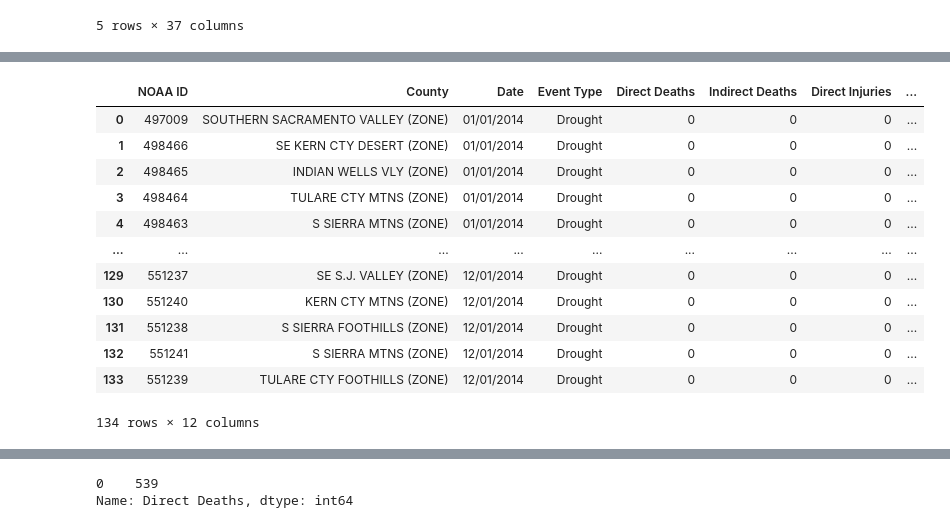
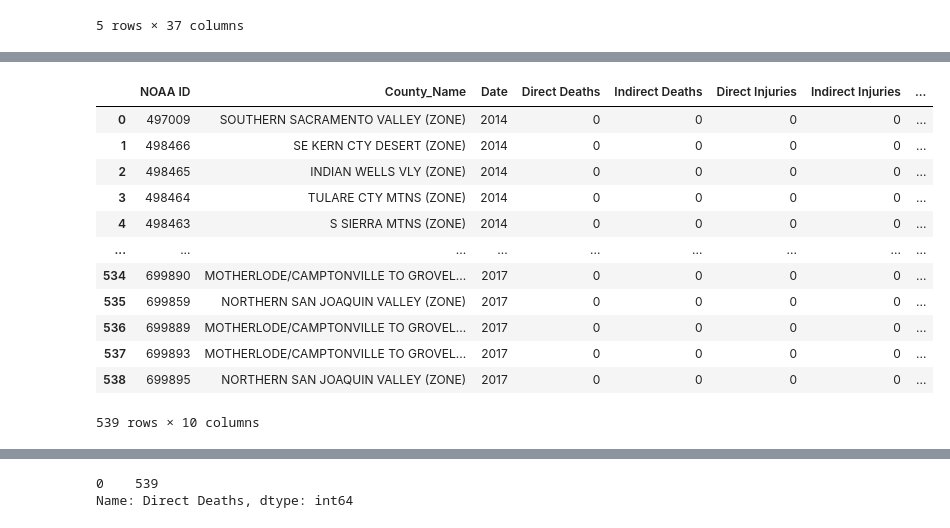
Before and after one commit to jacobdv/extreme-weather, a Jupyter notebook: drought_damage_mining.ipynb, the cells around one changed output, grey strips where cells are left out. Drawn from its saved outputs; the diff is of its cells as text; code cells hidden in the pictures.

Commit message:
finished with drought mining

```diff
--- a/drought_damage_mining.ipynb
+++ b/drought_damage_mining.ipynb
@@ -9,3 +11,7 @@ drought1519_csv = "NOAA_csvs/drought_2015_2019.csv"
 # %%
 drought1014_df = pd.read_csv(drought1014_csv)
 drought1519_df = pd.read_csv(drought1519_csv)
+# %%
+drought = drought1014_df.append(drought1519_df, ignore_index=True)
+drought.head()
+drought.shape
@@ -54,30 +30,32 @@ reduced_drought1014_df
 # %%
-reduced_drought1014_df = reduced_drought1014_df.rename(columns={'EVENT_ID': 'NOAA ID',
-                                                'CZ_NAME_STR':'County',
+drought_reduce = drought[['EVENT_ID', 'CZ_NAME_STR', 'BEGIN_DATE', 'DEATHS_DIRECT', 'DEATHS_INDIRECT', 'INJURIES_DIRECT', 'INJURIES_INDIRECT',
+                                  'DAMAGE_PROPERTY_NUM', 'DAMAGE_CROPS_NUM', 'CZ_FIPS',]]
+drought_reduce = drought_reduce.rename(columns={'EVENT_ID': 'NOAA ID',
+                                                'CZ_NAME_STR':'County_Name',
                                                 'BEGIN_DATE': 'Date',
-                                                'EVENT_TYPE': 'Event Type',
                                                 'DEATHS_DIRECT': 'Direct Deaths',
                                                 'DEATHS_INDIRECT': 'Indirect Deaths',
                                                 'INJURIES_DIRECT': 'Direct Injuries',
                                                 'INJURIES_INDIRECT': 'Indirect Injuries',
                                                 'DAMAGE_PROPERTY_NUM': 'Property Damage',
                                                 'DAMAGE_CROPS_NUM': 'Crop Damage',
                                                 'CZ_FIPS': 'County FIPS',
-                                                'EVENT_NARRATIVE': 'Event Description'
-                                                      })
-
-reduced_drought1014_df
+                                                })
+drought_reduce
+drought_reduce['Date'] = drought_reduce['Date'].replace('/', ' ', regex=True).astype('string')
+drought_reduce['Date'] = drought_reduce['Date'].str.slice(start=5)
+drought_reduce
 # %% [output]
-|  | NOAA ID | County | Date | Event Type | Direct Deaths | Indirect Deaths | Direct Injuries | ... |
-| 0 | 497009 | SOUTHERN SACRAMENTO VALLEY (ZONE) | 01/01/2014 | Drought | 0 | 0 | 0 | ... |
-| 1 | 498466 | SE KERN CTY DESERT (ZONE) | 01/01/2014 | Drought | 0 | 0 | 0 | ... |
-| 2 | 498465 | INDIAN WELLS VLY (ZONE) | 01/01/2014 | Drought | 0 | 0 | 0 | ... |
-| 3 | 498464 | TULARE CTY MTNS (ZONE) | 01/01/2014 | Drought | 0 | 0 | 0 | ... |
-| 4 | 498463 | S SIERRA MTNS (ZONE) | 01/01/2014 | Drought | 0 | 0 | 0 | ... |
+|  | NOAA ID | County_Name | Date | Direct Deaths | Indirect Deaths | Direct Injuries | Indirect Injuries | ... |
+| 0 | 497009 | SOUTHERN SACRAMENTO VALLEY (ZONE) | 2014 | 0 | 0 | 0 | 0 | ... |
+| 1 | 498466 | SE KERN CTY DESERT (ZONE) | 2014 | 0 | 0 | 0 | 0 | ... |
+| 2 | 498465 | INDIAN WELLS VLY (ZONE) | 2014 | 0 | 0 | 0 | 0 | ... |
+| 3 | 498464 | TULARE CTY MTNS (ZONE) | 2014 | 0 | 0 | 0 | 0 | ... |
+| 4 | 498463 | S SIERRA MTNS (ZONE) | 2014 | 0 | 0 | 0 | 0 | ... |
 | ... | ... | ... | ... | ... | ... | ... | ... | ... |
-| 129 | 551237 | SE S.J. VALLEY (ZONE) | 12/01/2014 | Drought | 0 | 0 | 0 | ... |
-| 130 | 551240 | KERN CTY MTNS (ZONE) | 12/01/2014 | Drought | 0 | 0 | 0 | ... |
-| 131 | 551238 | S SIERRA FOOTHILLS (ZONE) | 12/01/2014 | Drought | 0 | 0 | 0 | ... |
-| 132 | 551241 | S SIERRA MTNS (ZONE) | 12/01/2014 | Drought | 0 | 0 | 0 | ... |
-| 133 | 551239 | TULARE CTY FOOTHILLS (ZONE) | 12/01/2014 | Drought | 0 | 0 | 0 | ... |
+| 534 | 699890 | MOTHERLODE/CAMPTONVILLE TO GROVEL... | 2017 | 0 | 0 | 0 | 0 | ... |
+| 535 | 699859 | NORTHERN SAN JOAQUIN VALLEY (ZONE) | 2017 | 0 | 0 | 0 | 0 | ... |
+| 536 | 699889 | MOTHERLODE/CAMPTONVILLE TO GROVEL... | 2017 | 0 | 0 | 0 | 0 | ... |
+| 537 | 699893 | MOTHERLODE/CAMPTONVILLE TO GROVEL... | 2017 | 0 | 0 | 0 | 0 | ... |
+| 538 | 699895 | NORTHERN SAN JOAQUIN VALLEY (ZONE) | 2017 | 0 | 0 | 0 | 0 | ... |
-134 rows × 12 columns
+539 rows × 10 columns
```
Also changed, not shown: parts of 21 cells of this notebook, 2 other files.
